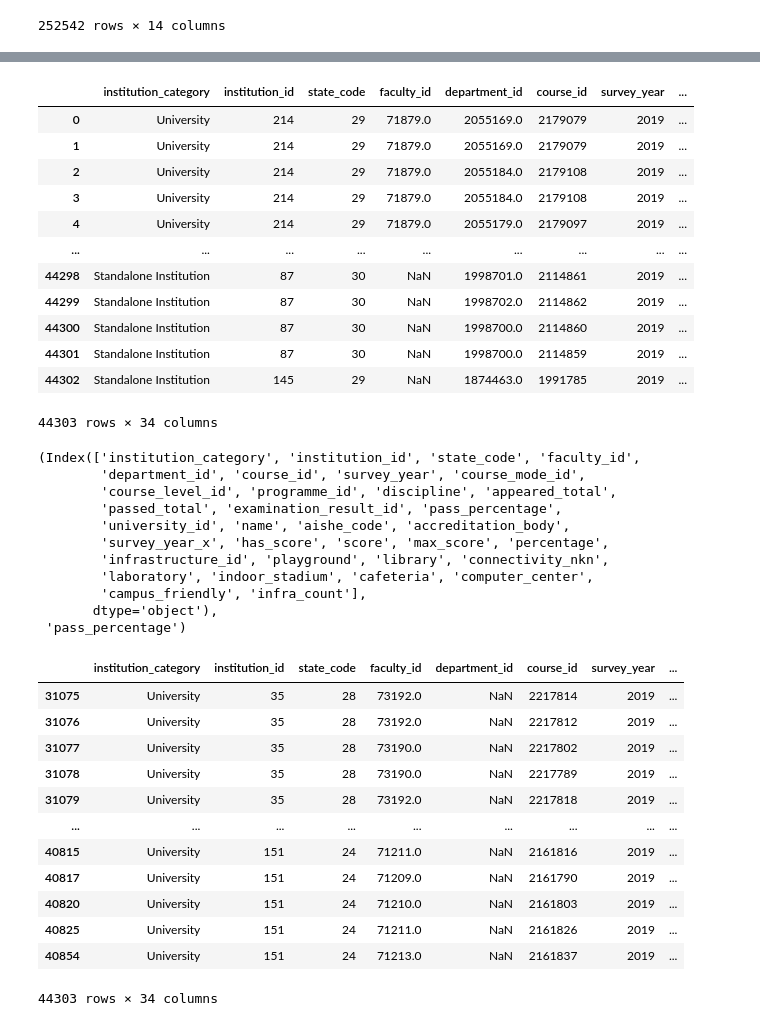
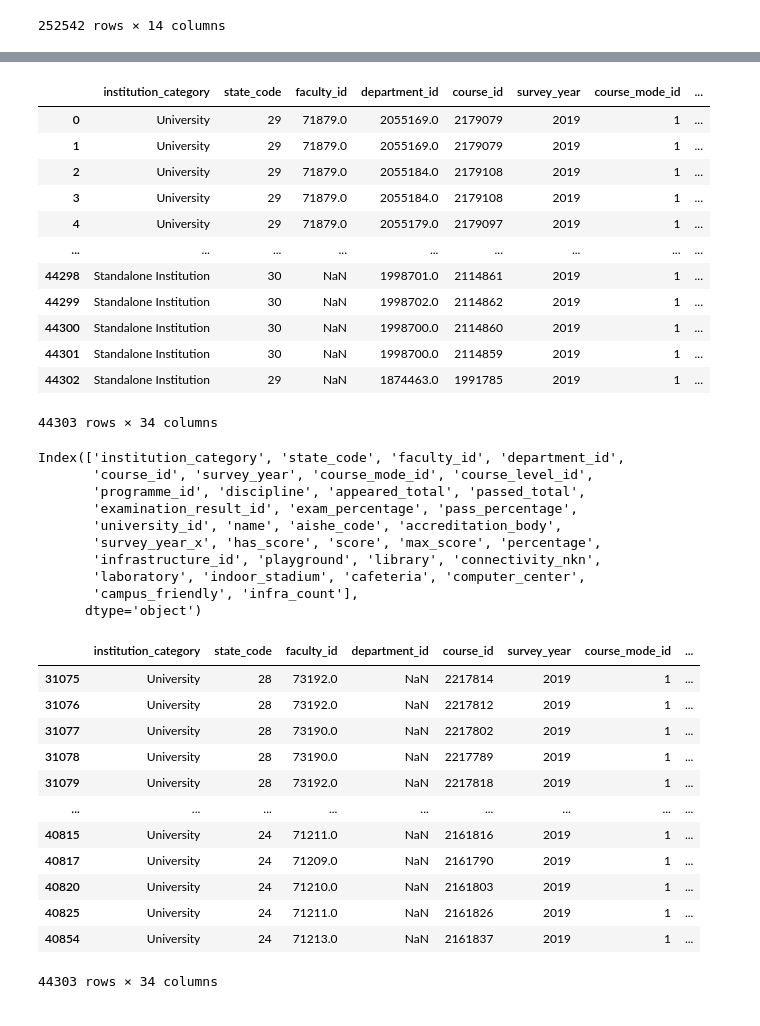
Before and after one commit to jainharsh8506/SIH2022, a Jupyter notebook: Hello/Accreditation_19.ipynb, the cells around one changed output, grey strips where cells are left out. Drawn from its saved outputs; the diff is of its cells as text; code cells hidden in the pictures.

```diff
--- a/Hello/Accreditation_19.ipynb
+++ b/Hello/Accreditation_19.ipynb
@@ -612,49 +612,48 @@ df_examination_result_merge_filt_u_2019
 # %%
-df_uni_accr_infra_ex_u_2019=pd.merge(df_examination_result_merge_filt_u_2019,df_uni_accr_infrastructure_sort_u_2019,left_on='institution_id',right_on='university_id')
+df_uni_accr_infra_ex_u_2019=pd.merge(df_examination_result_merge_filt_u_2019,df_uni_accr_infrastructure_sort_u_2019,left_on='institution_id',right_on='university_id').drop(['institution_id'],axis=1)
 df_uni_accr_infra_ex_u_2019
 # %% [output]
-|  | institution_category | institution_id | state_code | faculty_id | department_id | course_id | survey_year | ... |
-| 0 | University | 214 | 29 | 71879.0 | 2055169.0 | 2179079 | 2019 | ... |
-| 1 | University | 214 | 29 | 71879.0 | 2055169.0 | 2179079 | 2019 | ... |
-| 2 | University | 214 | 29 | 71879.0 | 2055184.0 | 2179108 | 2019 | ... |
-| 3 | University | 214 | 29 | 71879.0 | 2055184.0 | 2179108 | 2019 | ... |
-| 4 | University | 214 | 29 | 71879.0 | 2055179.0 | 2179097 | 2019 | ... |
+|  | institution_category | state_code | faculty_id | department_id | course_id | survey_year | course_mode_id | ... |
+| 0 | University | 29 | 71879.0 | 2055169.0 | 2179079 | 2019 | 1 | ... |
+| 1 | University | 29 | 71879.0 | 2055169.0 | 2179079 | 2019 | 1 | ... |
+| 2 | University | 29 | 71879.0 | 2055184.0 | 2179108 | 2019 | 1 | ... |
+| 3 | University | 29 | 71879.0 | 2055184.0 | 2179108 | 2019 | 1 | ... |
+| 4 | University | 29 | 71879.0 | 2055179.0 | 2179097 | 2019 | 1 | ... |
 | ... | ... | ... | ... | ... | ... | ... | ... | ... |
-| 44298 | Standalone Institution | 87 | 30 | NaN | 1998701.0 | 2114861 | 2019 | ... |
-| 44299 | Standalone Institution | 87 | 30 | NaN | 1998702.0 | 2114862 | 2019 | ... |
-| 44300 | Standalone Institution | 87 | 30 | NaN | 1998700.0 | 2114860 | 2019 | ... |
-| 44301 | Standalone Institution | 87 | 30 | NaN | 1998700.0 | 2114859 | 2019 | ... |
-| 44302 | Standalone Institution | 145 | 29 | NaN | 1874463.0 | 1991785 | 2019 | ... |
+| 44298 | Standalone Institution | 30 | NaN | 1998701.0 | 2114861 | 2019 | 1 | ... |
+| 44299 | Standalone Institution | 30 | NaN | 1998702.0 | 2114862 | 2019 | 1 | ... |
+| 44300 | Standalone Institution | 30 | NaN | 1998700.0 | 2114860 | 2019 | 1 | ... |
+| 44301 | Standalone Institution | 30 | NaN | 1998700.0 | 2114859 | 2019 | 1 | ... |
+| 44302 | Standalone Institution | 29 | NaN | 1874463.0 | 1991785 | 2019 | 1 | ... |
 44303 rows × 34 columns
 # %%
-df_uni_accr_infra_ex_u_2019.columns,'pass_percentage'
+df_uni_accr_infra_ex_u_2019.columns
 # %% [output]
-(Index(['institution_category', 'institution_id', 'state_code', 'faculty_id',
-        'department_id', 'course_id', 'survey_year', 'course_mode_id',
-        'course_level_id', 'programme_id', 'discipline', 'appeared_total',
-        'passed_total', 'examination_result_id', 'pass_percentage',
-        'university_id', 'name', 'aishe_code', 'accreditation_body',
-        'survey_year_x', 'has_score', 'score', 'max_score', 'percentage',
-        'infrastructure_id', 'playground', 'library', 'connectivity_nkn',
-        'laboratory', 'indoor_stadium', 'cafeteria', 'computer_center',
-        'campus_friendly', 'infra_count'],
-       dtype='object'),
- 'pass_percentage')
+Index(['institution_category', 'state_code', 'faculty_id', 'department_id',
+       'course_id', 'survey_year', 'course_mode_id', 'course_level_id',
+       'programme_id', 'discipline', 'appeared_total', 'passed_total',
+       'examination_result_id', 'exam_percentage', 'pass_percentage',
+       'university_id', 'name', 'aishe_code', 'accreditation_body',
+       'survey_year_x', 'has_score', 'score', 'max_score', 'percentage',
+       'infrastructure_id', 'playground', 'library', 'connectivity_nkn',
+       'laboratory', 'indoor_stadium', 'cafeteria', 'computer_center',
+       'campus_friendly', 'infra_count'],
+      dtype='object')
 # %%
 df_uni_accr_infra_exam_u_2019=df_uni_accr_infra_ex_u_2019.sort_values(['percentage','infra_count','pass_percentage'],ascending=False)
 df_uni_accr_infra_exam_u_2019
 # %% [output]
-|  | institution_category | institution_id | state_code | faculty_id | department_id | course_id | survey_year | ... |
-| 31075 | University | 35 | 28 | 73192.0 | NaN | 2217814 | 2019 | ... |
-| 31076 | University | 35 | 28 | 73192.0 | NaN | 2217812 | 2019 | ... |
-| 31077 | University | 35 | 28 | 73190.0 | NaN | 2217802 | 2019 | ... |
-| 31078 | University | 35 | 28 | 73190.0 | NaN | 2217789 | 2019 | ... |
-| 31079 | University | 35 | 28 | 73192.0 | NaN | 2217818 | 2019 | ... |
+|  | institution_category | state_code | faculty_id | department_id | course_id | survey_year | course_mode_id | ... |
+| 31075 | University | 28 | 73192.0 | NaN | 2217814 | 2019 | 1 | ... |
+| 31076 | University | 28 | 73192.0 | NaN | 2217812 | 2019 | 1 | ... |
+| 31077 | University | 28 | 73190.0 | NaN | 2217802 | 2019 | 1 | ... |
+| 31078 | University | 28 | 73190.0 | NaN | 2217789 | 2019 | 1 | ... |
+| 31079 | University | 28 | 73192.0 | NaN | 2217818 | 2019 | 1 | ... |
 | ... | ... | ... | ... | ... | ... | ... | ... | ... |
-| 40815 | University | 151 | 24 | 71211.0 | NaN | 2161816 | 2019 | ... |
-| 40817 | University | 151 | 24 | 71209.0 | NaN | 2161790 | 2019 | ... |
-| 40820 | University | 151 | 24 | 71210.0 | NaN | 2161803 | 2019 | ... |
-| 40825 | University | 151 | 24 | 71211.0 | NaN | 2161826 | 2019 | ... |
-| 40854 | University | 151 | 24 | 71213.0 | NaN | 2161837 | 2019 | ... |
+| 40815 | University | 24 | 71211.0 | NaN | 2161816 | 2019 | 1 | ... |
+| 40817 | University | 24 | 71209.0 | NaN | 2161790 | 2019 | 1 | ... |
+| 40820 | University | 24 | 71210.0 | NaN | 2161803 | 2019 | 1 | ... |
+| 40825 | University | 24 | 71211.0 | NaN | 2161826 | 2019 | 1 | ... |
+| 40854 | University | 24 | 71213.0 | NaN | 2161837 | 2019 | 1 | ... |
 44303 rows × 34 columns
 # %%
```
Also changed, not shown: parts of 4 cells of this notebook.
